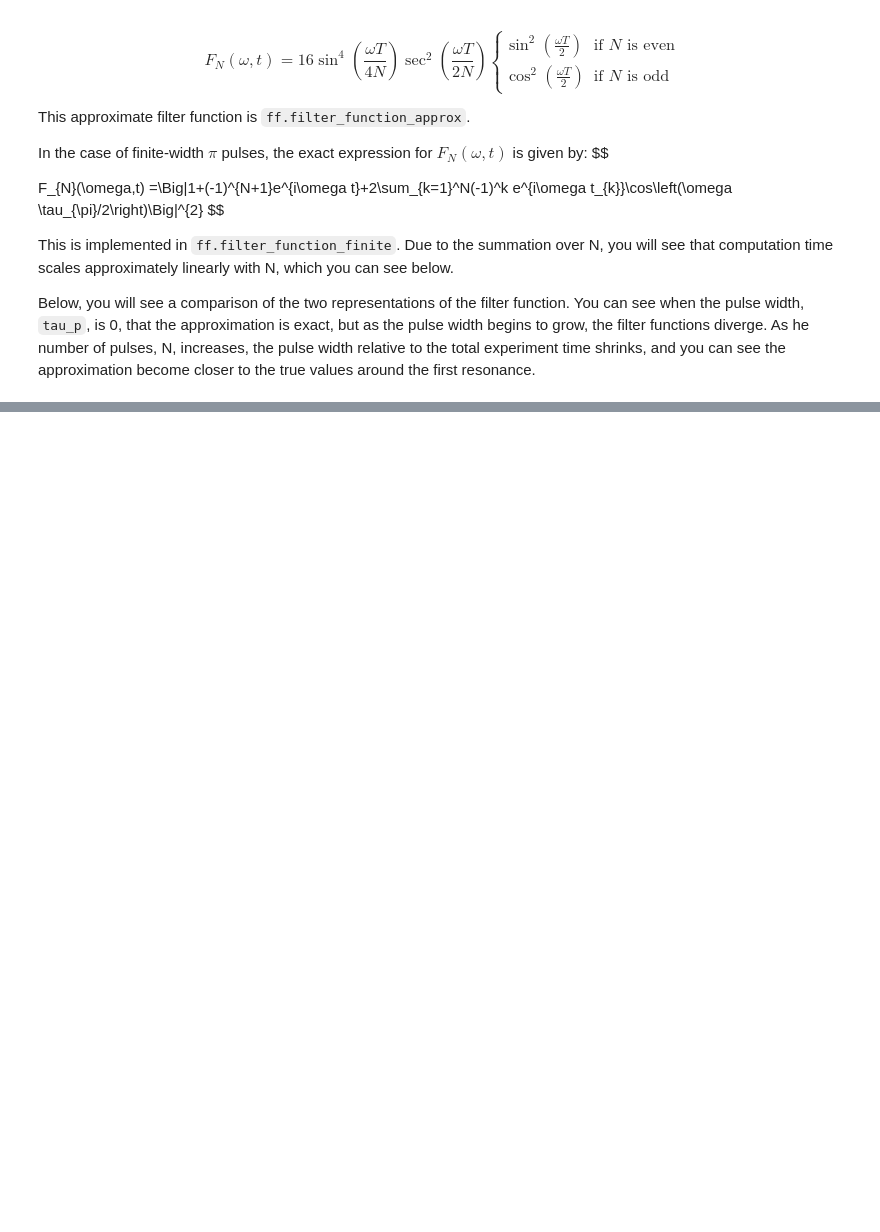
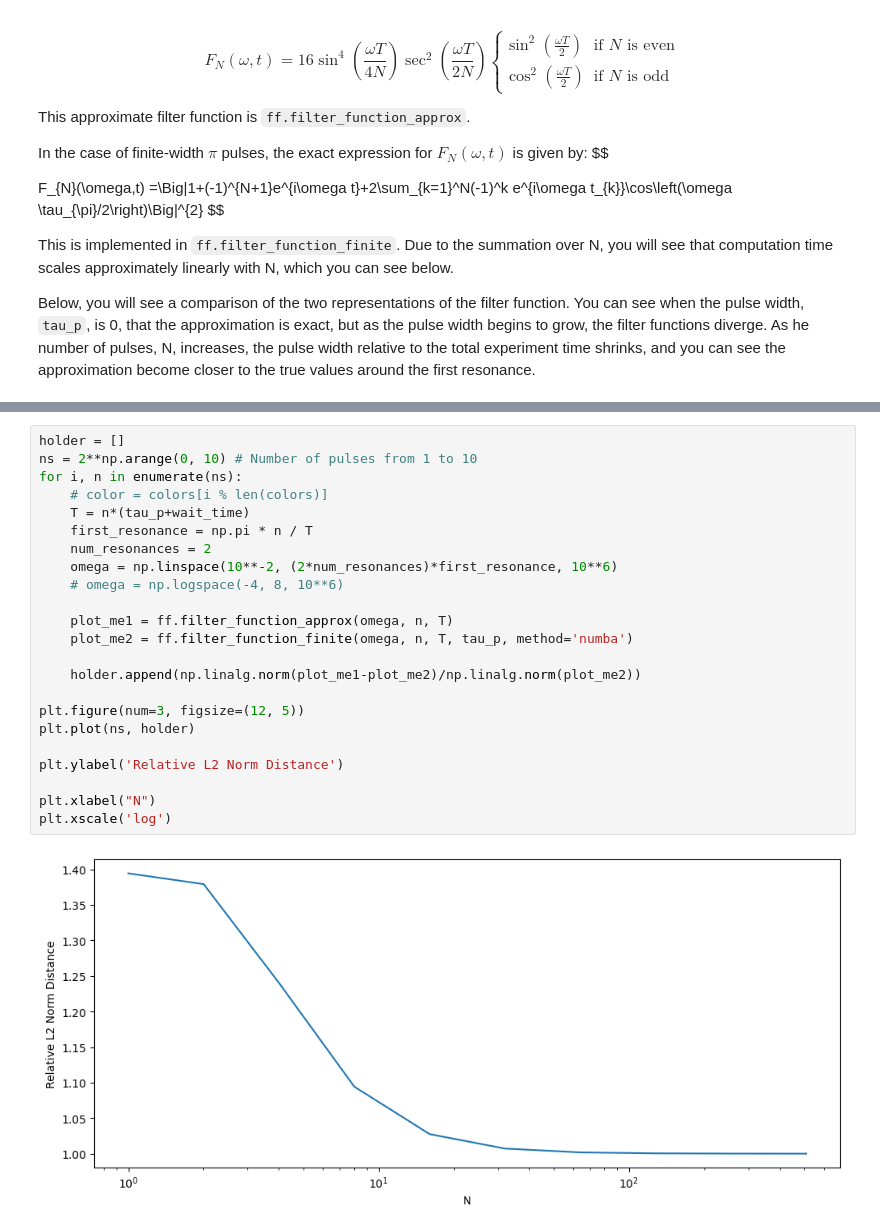
Before and after one commit to nonohuff/FWDD, a Jupyter notebook: filter_function_tutorial.ipynb, the cells around one changed output, grey strips where cells are left out. Drawn from its saved outputs; the diff is of its cells as text; blank space fills up the shorter version.

```diff
--- a/filter_function_tutorial.ipynb
+++ b/filter_function_tutorial.ipynb
@@ -267,3 +273,28 @@ Time complexity trend: O(n^0.52), R² = 0.873
+# %%
+holder = []
+ns = 2**np.arange(0, 10) # Number of pulses from 1 to 10
+for i, n in enumerate(ns):
+    # color = colors[i % len(colors)]
+    T = n*(tau_p+wait_time)
+    first_resonance = np.pi * n / T
+    num_resonances = 2
+    omega = np.linspace(10**-2, (2*num_resonances)*first_resonance, 10**6)
+    # omega = np.logspace(-4, 8, 10**6)
+
+    plot_me1 = ff.filter_function_approx(omega, n, T)
+    plot_me2 = ff.filter_function_finite(omega, n, T, tau_p, method='numba')
+
+    holder.append(np.linalg.norm(plot_me1-plot_me2)/np.linalg.norm(plot_me2))
+
+plt.figure(num=3, figsize=(12, 5))
+plt.plot(ns, holder)
+
+plt.ylabel('Relative L2 Norm Distance')
+
+plt.xlabel("N")
+plt.xscale('log')
+# %% [output]
+[figure, added]
 # %%
 ##### Set Parameters #####
 tau_p = 0.024  # Set pulse width in microseconds (µs)
```
Also changed, not shown: parts of 3 cells of this notebook, 3 other files.
